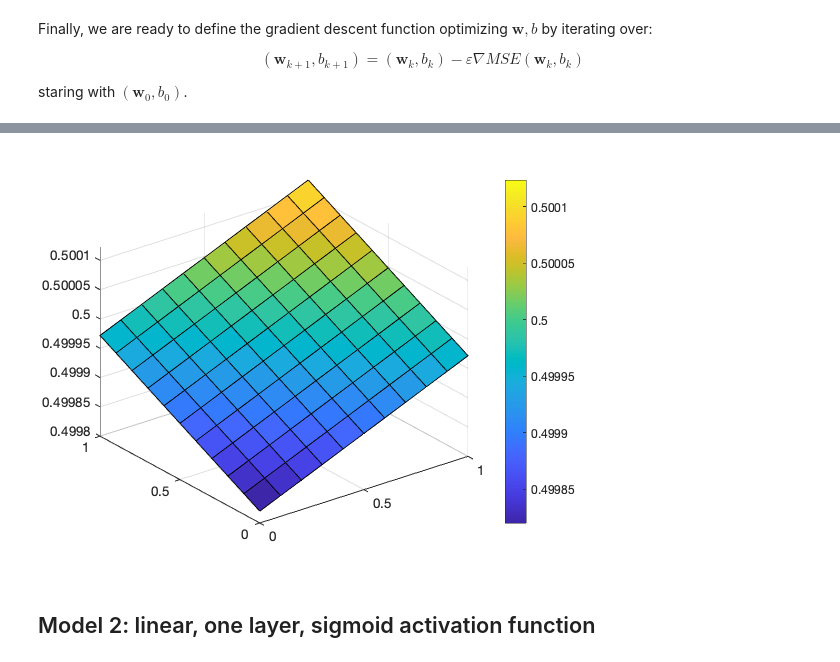
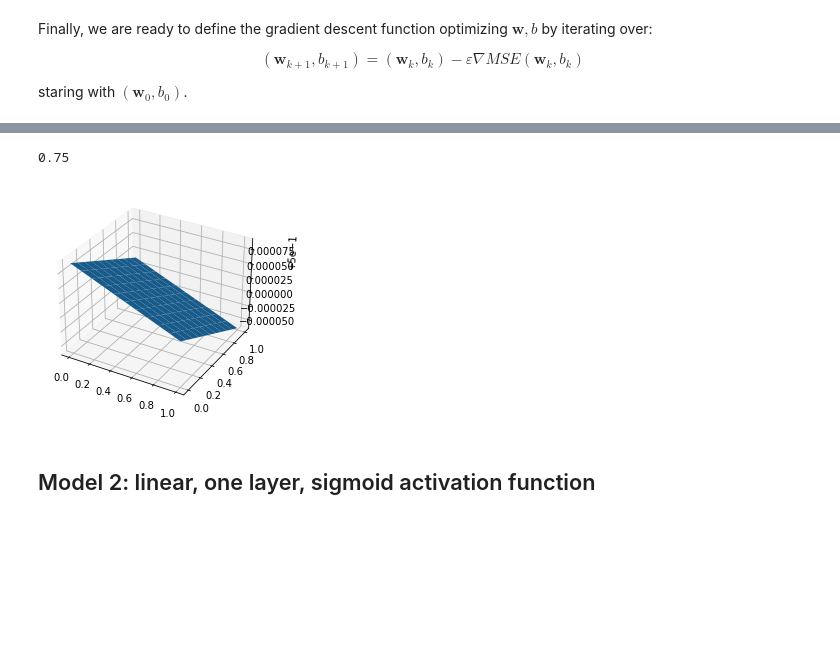
Before and after one commit to derekchased/Public-ML-Notebooks, a Jupyter notebook: DL_py_Learn_an_XOR_Neural_Network_using_gradient_based_optimization.ipynb, the cells around one changed output, grey strips where cells are left out. Saved outputs shown, nothing was run; the diff lists cells and outputs as text; code cells hidden in the pictures; blank space fills up the shorter version.

```diff
--- a/DL_py_Learn_an_XOR_Neural_Network_using_gradient_based_optimization.ipynb
+++ b/DL_py_Learn_an_XOR_Neural_Network_using_gradient_based_optimization.ipynb
@@ -140,4 +140,6 @@ staring with $(\mathbf w_0, b_0)$.
 # %%
 K = 50;
 learning_eps = 0.5;
-ws, history = grad_desc_mse(K, ws0, learning_eps, mse1, m1, gradients1, X, Y)
+ws1, history1 = grad_desc_mse(K, ws0, learning_eps, mse, m1, gradients1, X, Y)
+print(ws1)
+print(np.array(history1))
@@ -185,9 +162,27 @@ a =
-# %%
-f = @(x1, x2)(ws(1)*x1 + ws(2)*x2+ws(3));
-[A,B] = meshgrid(0:0.1:1,0:0.1:1);
-plot3d(f, A, B, true)
-# %% [output]
-[figure, removed]
+# %%
+accuracy1 = np.sum(np.round(X@ws1))/len(X)
+print(accuracy1)
+# %% [output]
+0.75
+# %%
+def f(xx, yy, ws):
+    shape = xx.shape
+    Z = np.zeros(shape)
+    for i in range(shape[0]):
+        for j in range(shape[1]):
+            Z[i,j] = x1[i,j]*ws[0] + x2[i,j]*ws[1] + ws[2]
+    return Z
+
+def plot3d(f, x1, x2, ws):
+    Z = f(x1, x2, ws)
+    fig, ax = plt.subplots(subplot_kw={"projection": "3d"})
+    surf = ax.plot_surface(x1, x2, Z)
+# %%
+interval = np.arange(0,1.1,.1)
+x1,x2 = np.meshgrid(interval,interval)
+plot3d(f,x1,x2,ws1)
+# %% [output]
+[figure, added]
 # %% [markdown]
 ## Model 2: linear, one layer, sigmoid activation function
 # %% [markdown]
```
Also changed, not shown: parts of 29 cells of this notebook.
